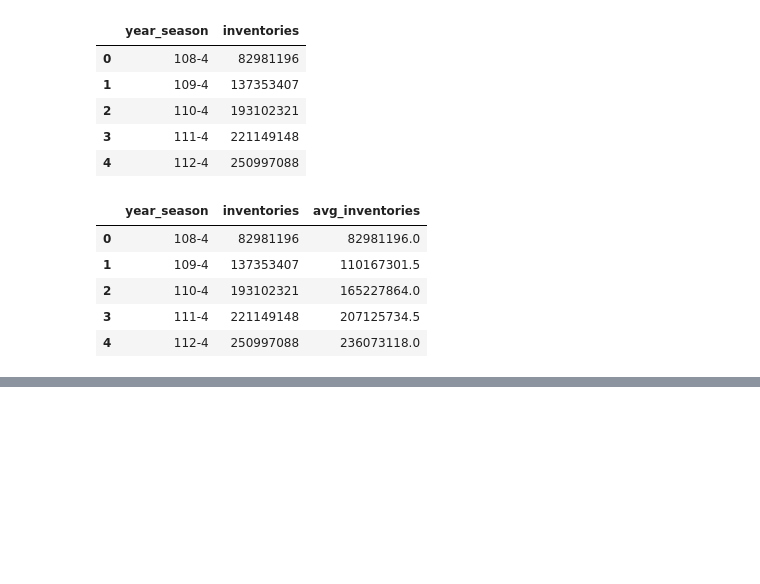
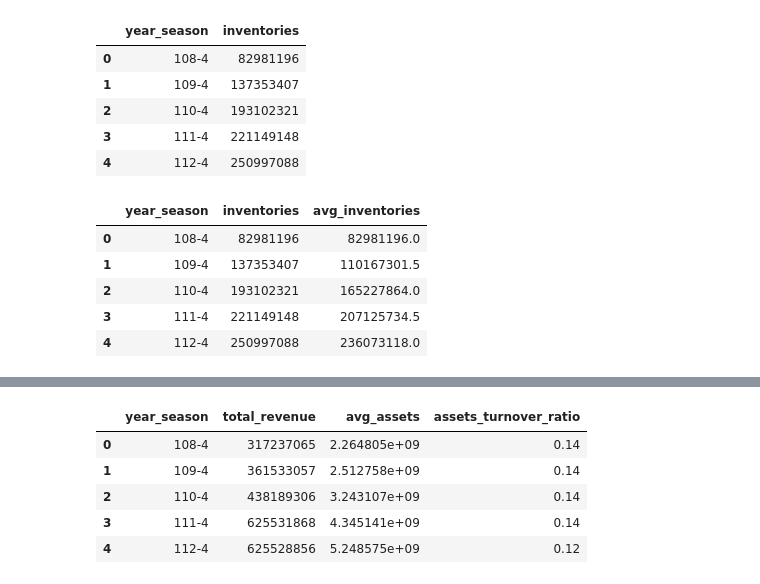
Before and after one commit to chiseanchang0727/financial-report-crawler, a Jupyter notebook: fc_report_analysis.ipynb, the cells around one changed output, grey strips where cells are left out. Drawn from its saved outputs; the diff is of its cells as text; code cells hidden in the pictures; blank space fills up the shorter version.

```diff
--- a/fc_report_analysis.ipynb
+++ b/fc_report_analysis.ipynb
@@ -362,0 +405,3 @@ df_inventories_turnover
+# %%
+df_total_revenue = get_acct_data_and_rename(df_profitloss, '營業收入合計', 'total_revenue')
+df_total_revenue
@@ -362,0 +415,5 @@ df_inventories_turnover
+# %%
+df_total_assests = get_acct_data_and_rename(df_balance, '資產總額', 'total_assests')
+df_total_assests['avg_assets'] = (df_total_assests['total_assests'] + df_total_assests['total_assests'].shift(1)) / 2
+df_total_assests['avg_assets'] = np.where(df_total_assests['avg_assets'].isnull(), df_total_assests['total_assests'], df_total_assests['avg_assets'])
+df_total_assests
@@ -362,0 +427,11 @@ df_inventories_turnover
+# %%
+df_total_assets_turnover = pd.merge(df_total_revenue, df_total_assests[['year_season', 'avg_assets']],  how='inner', on='year_season')
+df_total_assets_turnover['assets_turnover_ratio'] = round(df_total_assets_turnover['total_revenue'] / df_total_assets_turnover['avg_assets'], 2)
+df_total_assets_turnover
+# %% [output]
+|  | year_season | total_revenue | avg_assets | assets_turnover_ratio |
+| 0 | 108-4 | 317237065 | 2.264805e+09 | 0.14 |
+| 1 | 109-4 | 361533057 | 2.512758e+09 | 0.14 |
+| 2 | 110-4 | 438189306 | 3.243107e+09 | 0.14 |
+| 3 | 111-4 | 625531868 | 4.345141e+09 | 0.14 |
+| 4 | 112-4 | 625528856 | 5.248575e+09 | 0.12 |
```
Also changed, not shown: parts of 15 cells of this notebook, 1 other file.
